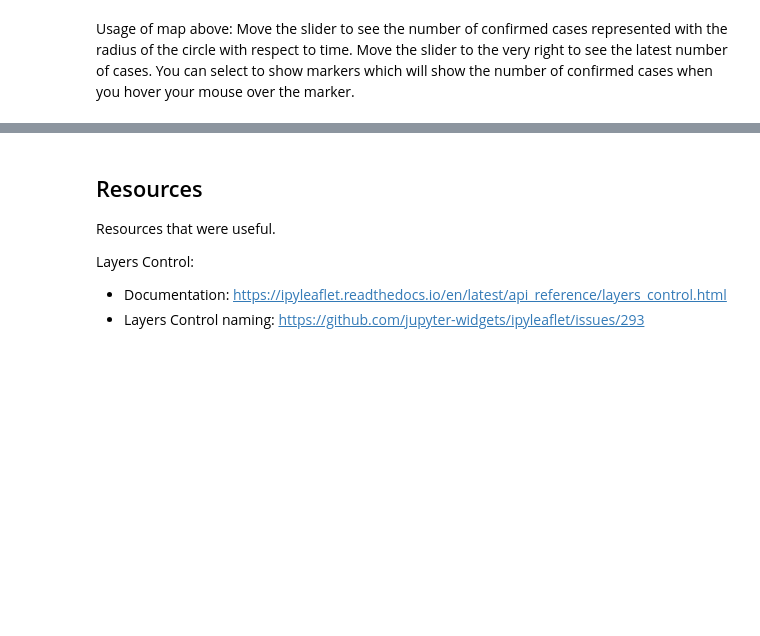
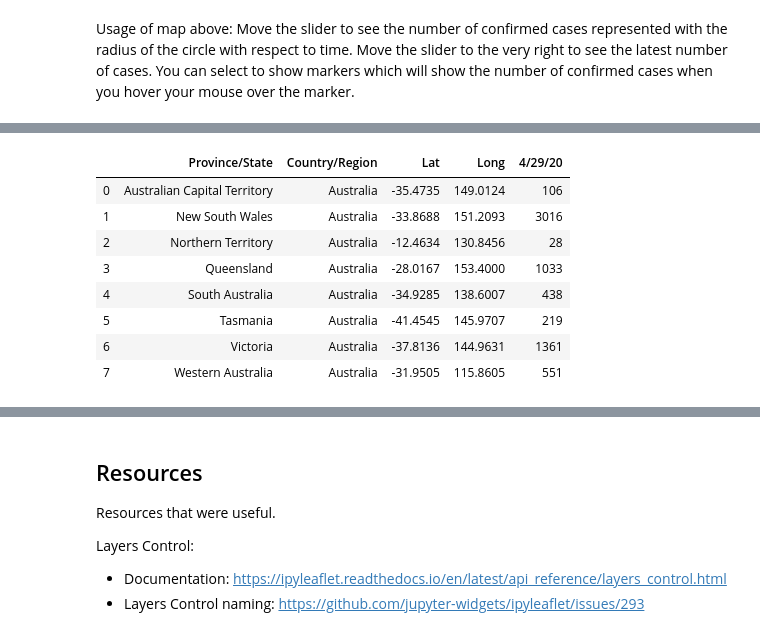
Before and after one commit to Ccamm/coronavirus_network, a Jupyter notebook: coronavirus_timeline.ipynb, the cells around one changed output, grey strips where cells are left out. Drawn from its saved outputs; the diff is of its cells as text; code cells hidden in the pictures; blank space fills up the shorter version.

```diff
--- a/coronavirus_timeline.ipynb
+++ b/coronavirus_timeline.ipynb
@@ -509,0 +565,13 @@ plot_max_percent_changes('deaths', "Max Percent Changes for Deaths (US County)",
+# %%
+ausCases = covid_cases_aus['confirmed']
+ausCases
+# %% [output]
+|  | Province/State | Country/Region | Lat | Long | 4/29/20 |
+| 0 | Australian Capital Territory | Australia | -35.4735 | 149.0124 | 106 |
+| 1 | New South Wales | Australia | -33.8688 | 151.2093 | 3016 |
+| 2 | Northern Territory | Australia | -12.4634 | 130.8456 | 28 |
+| 3 | Queensland | Australia | -28.0167 | 153.4000 | 1033 |
+| 4 | South Australia | Australia | -34.9285 | 138.6007 | 438 |
+| 5 | Tasmania | Australia | -41.4545 | 145.9707 | 219 |
+| 6 | Victoria | Australia | -37.8136 | 144.9631 | 1361 |
+| 7 | Western Australia | Australia | -31.9505 | 115.8605 | 551 |
```
Also changed, not shown: parts of 40 cells of this notebook.
